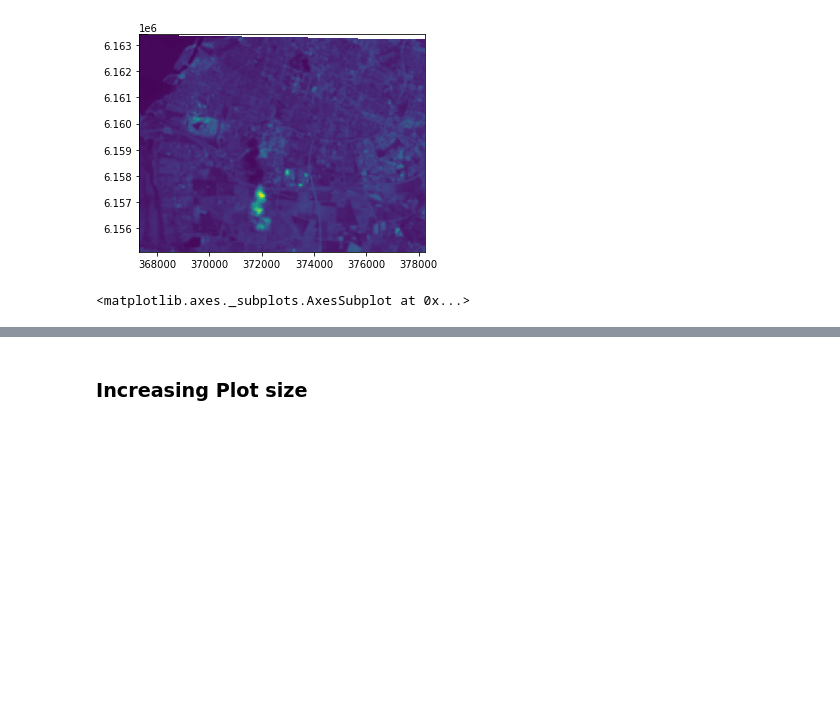
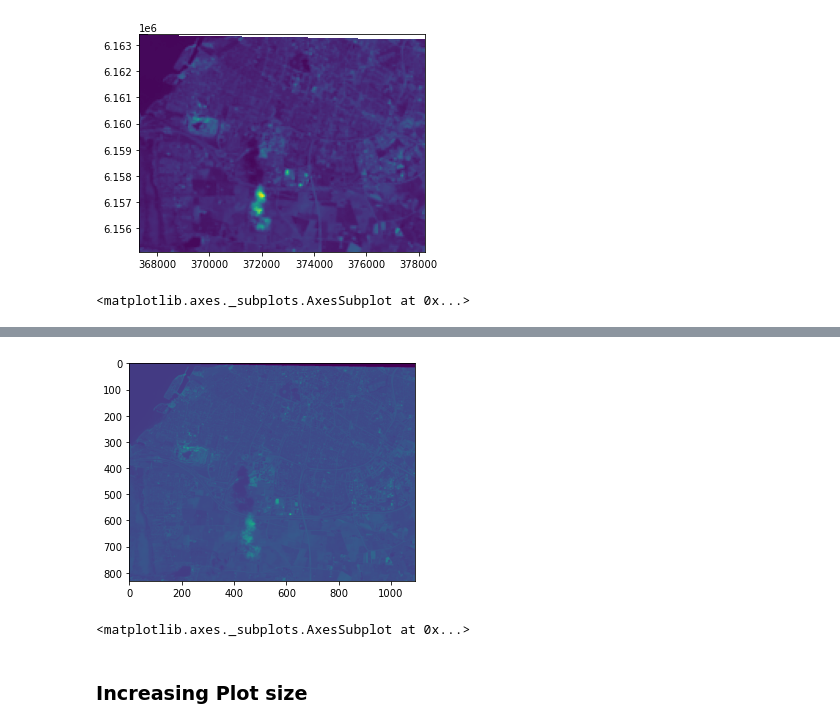
Before and after one commit to fserrey/gis-data-exploration, a Jupyter notebook: sat-image analysis/Instructor Notebook.ipynb, the cells around one changed output, grey strips where cells are left out. Drawn from its saved outputs; the diff is of its cells as text; code cells hidden in the pictures; blank space fills up the shorter version.

```diff
--- a/sat-image analysis/Instructor Notebook.ipynb
+++ b/sat-image analysis/Instructor Notebook.ipynb
@@ -139,2 +131,7 @@ show(data)
+# %%
+show(green)
+# %% [output]
+[figure, added]
+<matplotlib.axes._subplots.AxesSubplot at 0x...>
 # %% [markdown]
 ### Increasing Plot size
```
Also changed, not shown: parts of 17 cells of this notebook.
